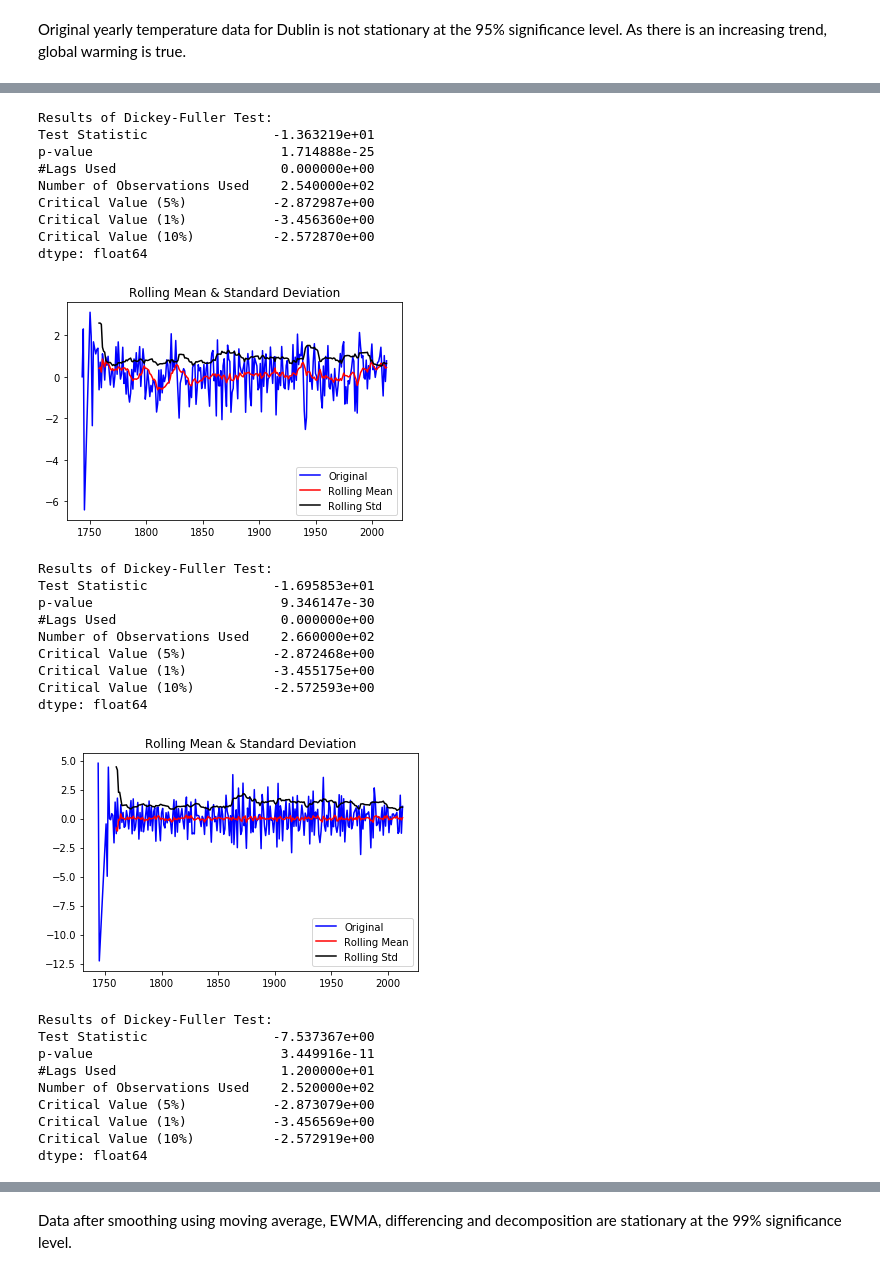
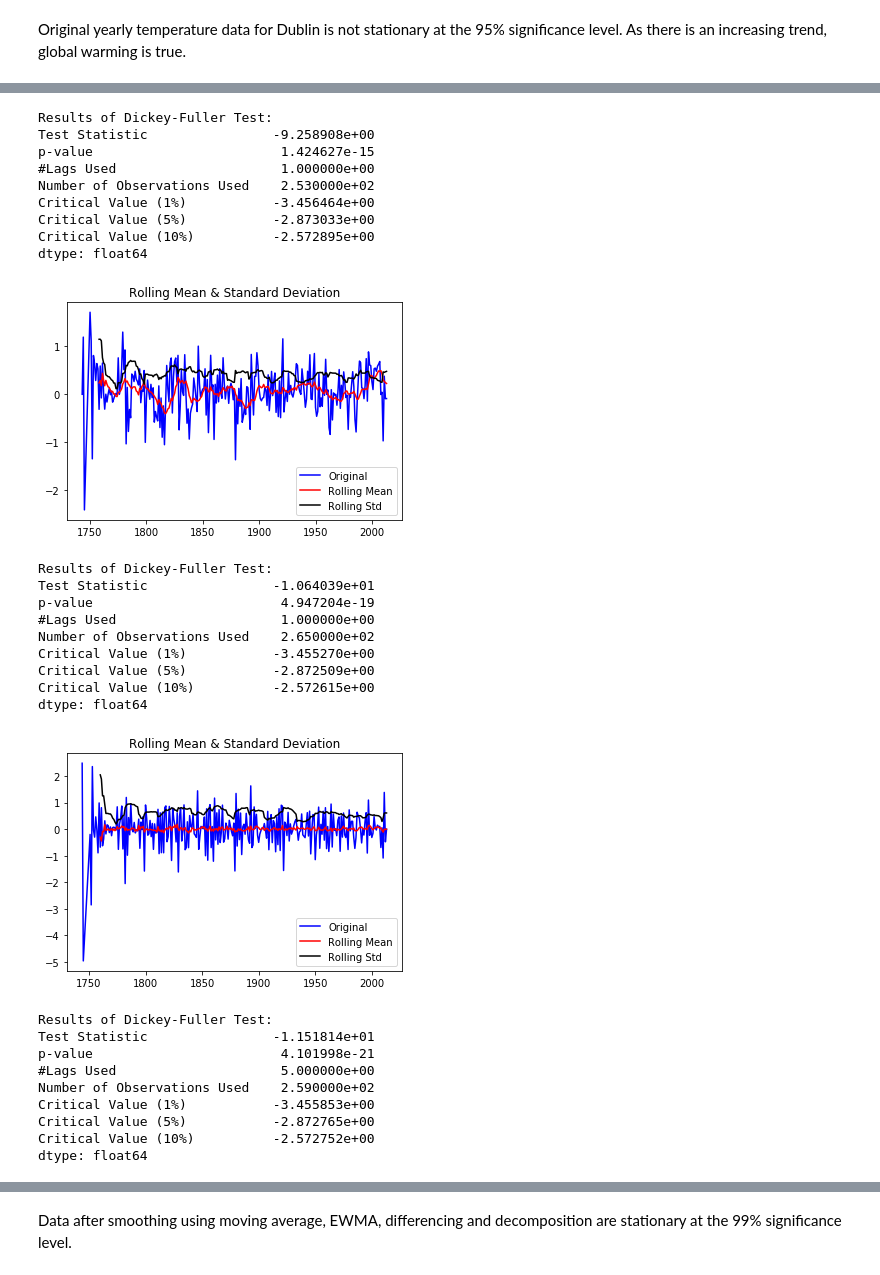
Before and after one commit to jilimm/DataScience_TS, a Jupyter notebook: Exercise 4.5.ipynb, the cells around one changed output, grey strips where cells are left out. Saved outputs shown, nothing was run; the diff lists cells and outputs as text; code cells hidden in the pictures.

```diff
--- a/Exercise 4.5.ipynb
+++ b/Exercise 4.5.ipynb
@@ -306,17 +307,16 @@ dtype: float64
 Original yearly temperature data for Dublin is not stationary at the 95% significance level. As there is an increasing trend, global warming is true. <br>
 # %%
 #Moving average smoothing
+roll_mean = city_temp_year.rolling(window=10).mean()
 city_temp_MA = city_temp_year-roll_mean
 test_stationarity(city_temp_MA.AverageTemperature.dropna())
 
 #EWMA smoothing
-
 city_temp_ewma = city_temp_year-city_temp_year.ewm(halflife=10).mean()
 test_stationarity(city_temp_ewma.AverageTemperature.dropna())
 
 
 #Differencing
-
 city_temp_diff = city_temp_year-city_temp_year.shift()
 test_stationarity(city_temp_diff.AverageTemperature.dropna())
 # %% [output]
@@ -324,31 +324,31 @@ test_stationarity(city_temp_diff.AverageTemperature.dropna())
 Results of Dickey-Fuller Test:
-Test Statistic                -1.363219e+01
-p-value                        1.714888e-25
-#Lags Used                     0.000000e+00
-Number of Observations Used    2.540000e+02
-Critical Value (5%)           -2.872987e+00
-Critical Value (1%)           -3.456360e+00
-Critical Value (10%)          -2.572870e+00
+Test Statistic                -9.258908e+00
+p-value                        1.424627e-15
+#Lags Used                     1.000000e+00
+Number of Observations Used    2.530000e+02
+Critical Value (1%)           -3.456464e+00
+Critical Value (5%)           -2.873033e+00
+Critical Value (10%)          -2.572895e+00
 dtype: float64
-[figure, old version]
+[figure, new version]
 Results of Dickey-Fuller Test:
-Test Statistic                -1.695853e+01
-p-value                        9.346147e-30
-#Lags Used                     0.000000e+00
-Number of Observations Used    2.660000e+02
-Critical Value (5%)           -2.872468e+00
-Critical Value (1%)           -3.455175e+00
-Critical Value (10%)          -2.572593e+00
+Test Statistic                -1.064039e+01
+p-value                        4.947204e-19
+#Lags Used                     1.000000e+00
+Number of Observations Used    2.650000e+02
+Critical Value (1%)           -3.455270e+00
+Critical Value (5%)           -2.872509e+00
+Critical Value (10%)          -2.572615e+00
 dtype: float64
-[figure, old version]
+[figure, new version]
 Results of Dickey-Fuller Test:
-Test Statistic                -7.537367e+00
-p-value                        3.449916e-11
-#Lags Used                     1.200000e+01
-Number of Observations Used    2.520000e+02
-Critical Value (5%)           -2.873079e+00
-Critical Value (1%)           -3.456569e+00
-Critical Value (10%)          -2.572919e+00
+Test Statistic                -1.151814e+01
+p-value                        4.101998e-21
+#Lags Used                     5.000000e+00
+Number of Observations Used    2.590000e+02
+Critical Value (1%)           -3.455853e+00
+Critical Value (5%)           -2.872765e+00
+Critical Value (10%)          -2.572752e+00
 dtype: float64
 # %%
 #Decomposition
```
Also changed, not shown: parts of 14 cells of this notebook.
